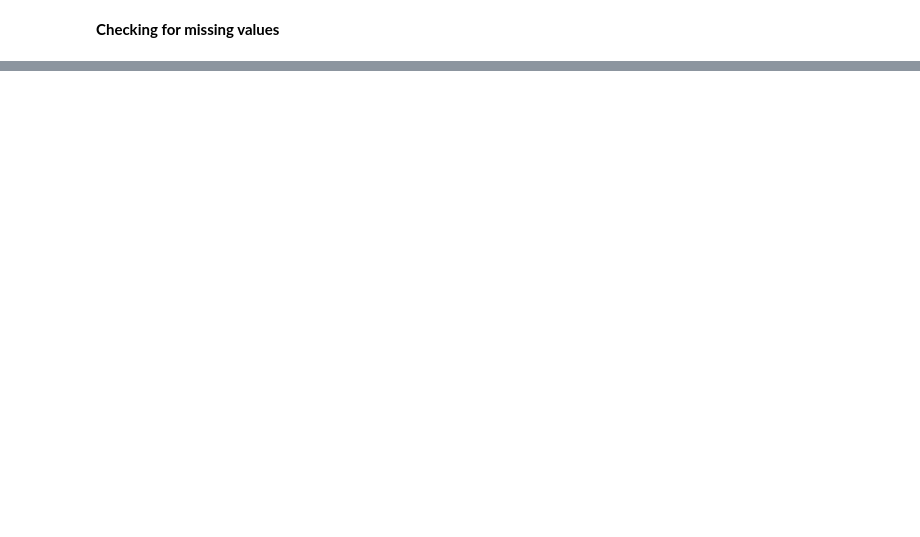
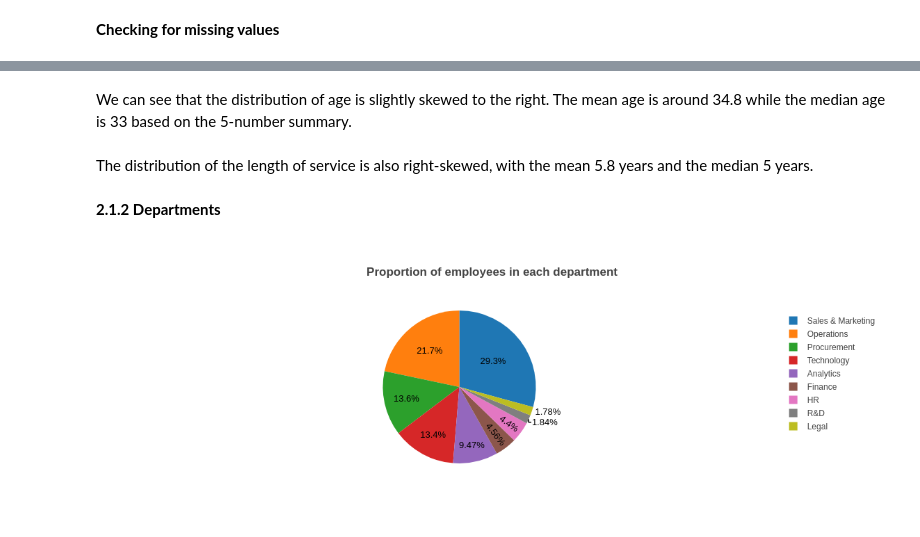
Before and after one commit to Angps1995/Employee_Promotion_Prediction, a Jupyter notebook: WNS_Analytics_Wizard _2018_Competition.ipynb, the cells around one changed output, grey strips where cells are left out. Drawn from its saved outputs; the diff is of its cells as text; code cells hidden in the pictures; blank space fills up the shorter version.

```diff
--- a/WNS_Analytics_Wizard _2018_Competition.ipynb
+++ b/WNS_Analytics_Wizard _2018_Competition.ipynb
@@ -269,0 +106,3 @@ for i in train.columns:
+# %%
+train = train.dropna()
+train.shape
@@ -269,0 +111,5 @@ for i in train.columns:
+# %%
+train["high_prev_rating"] = np.where(train["previous_year_rating"]>=3,1,0)
+train["low_prev_rating"] = np.where(train["previous_year_rating"]<3,1,0)
+train = train.drop(["previous_year_rating"],axis=1)
+train.head()
@@ -269,0 +207,20 @@ for i in train.columns:
+# %% [markdown]
+We can see that the distribution of age is slightly skewed to the right. The mean age is around 34.8 while the median age is 33 based on the 5-number summary.
+# %% [markdown]
+The distribution of the length of service is also right-skewed, with the mean 5.8 years and the median 5 years.
+# %% [markdown]
+**2.1.2 Departments**
+# %%
+labels=list(train["department"].unique())
+sizes=[sum(train["department"]==x) for x in labels]
+
+trace = go.Pie(labels=labels, values=sizes,textfont=dict(size=13,color="black"))
+layout = go.Layout(
+    width=750,
+    height=400,
+    title = "<b>Proportion of employees in each department<b>",
+)
+fig=go.Figure([trace],layout=layout)
+py.iplot(fig)
+# %% [output]
+[figure, added]
```
Also changed, not shown: parts of 87 cells of this notebook, 2 other files.
